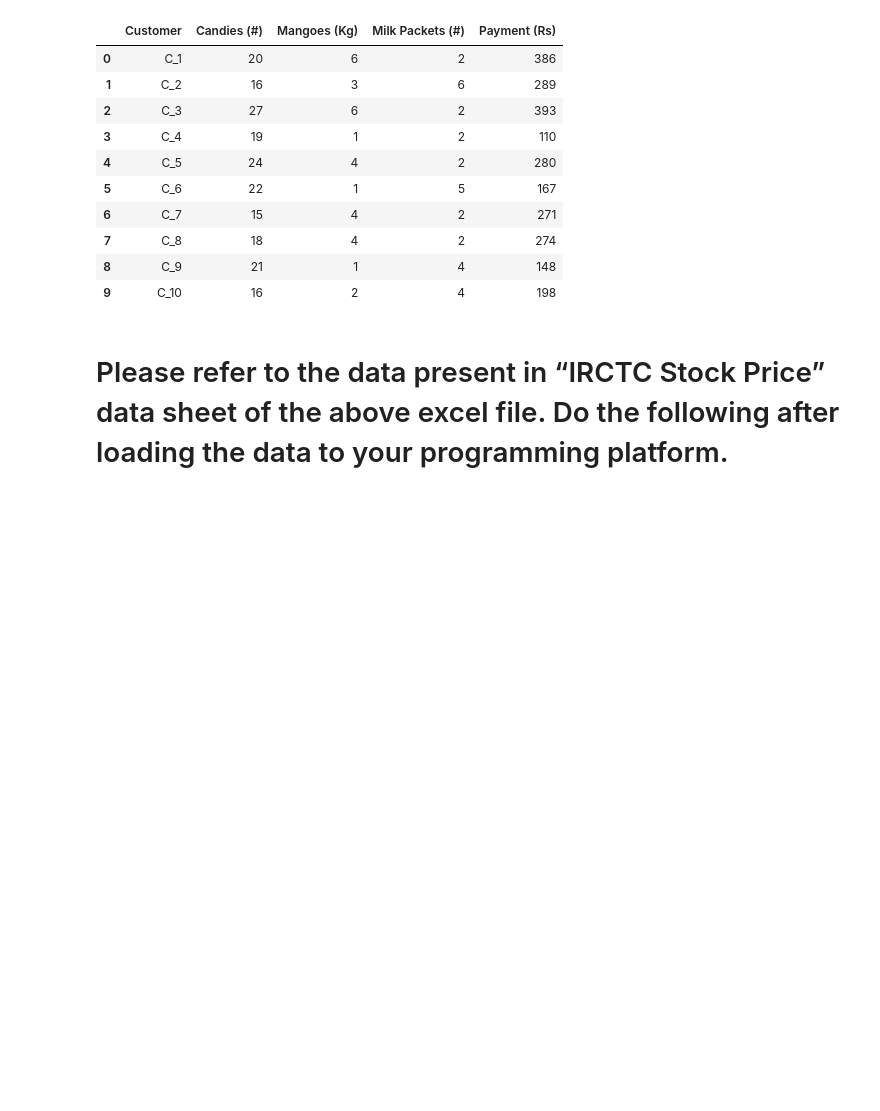
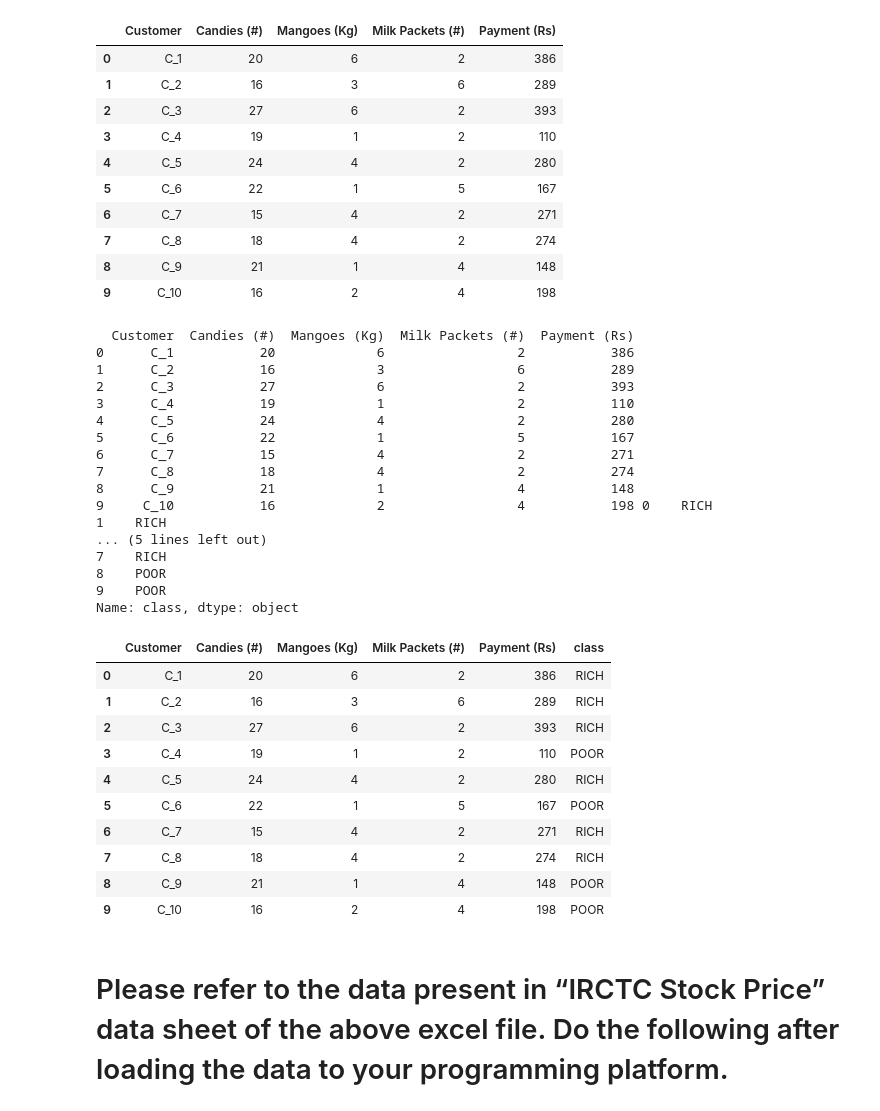
Before and after one commit to yogen-py/ML-Lab, a Jupyter notebook: MLLab01_bl_en_u4cse22168.ipynb, the cells around one changed output. Cells and saved outputs as stored; diff of their text form; code cells hidden in the pictures; blank space fills up the shorter version.

```diff
--- a/MLLab01_bl_en_u4cse22168.ipynb
+++ b/MLLab01_bl_en_u4cse22168.ipynb
@@ -156,6 +158,38 @@ matrix2['class'] = matrix2['Payment (Rs)'].apply(lambda x: 'RICH' if x > 200 els
 # %%
 mat1 = matrix2.drop(['class'], axis=1)
 mat2 = matrix2['class']
+
+print(mat1,mat2)
+matrix2
+# %% [output]
+  Customer  Candies (#)  Mangoes (Kg)  Milk Packets (#)  Payment (Rs)
+0      C_1           20             6                 2           386
+1      C_2           16             3                 6           289
+2      C_3           27             6                 2           393
+3      C_4           19             1                 2           110
+4      C_5           24             4                 2           280
+5      C_6           22             1                 5           167
+6      C_7           15             4                 2           271
+7      C_8           18             4                 2           274
+8      C_9           21             1                 4           148
+9     C_10           16             2                 4           198 0    RICH
+1    RICH
+... (5 lines left out)
+7    RICH
+8    POOR
+9    POOR
+Name: class, dtype: object
+|  | Customer | Candies (#) | Mangoes (Kg) | Milk Packets (#) | Payment (Rs) | class |
+| 0 | C_1 | 20 | 6 | 2 | 386 | RICH |
+| 1 | C_2 | 16 | 3 | 6 | 289 | RICH |
+| 2 | C_3 | 27 | 6 | 2 | 393 | RICH |
+| 3 | C_4 | 19 | 1 | 2 | 110 | POOR |
+| 4 | C_5 | 24 | 4 | 2 | 280 | RICH |
+| 5 | C_6 | 22 | 1 | 5 | 167 | POOR |
+| 6 | C_7 | 15 | 4 | 2 | 271 | RICH |
+| 7 | C_8 | 18 | 4 | 2 | 274 | RICH |
+| 8 | C_9 | 21 | 1 | 4 | 148 | POOR |
+| 9 | C_10 | 16 | 2 | 4 | 198 | POOR |
 # %% [markdown]
 # Please refer to the data present in “IRCTC Stock Price” data sheet of the above excel file. Do the following after loading the data to your programming platform.
 # %%
```
Also changed, not shown: parts of 1 cell of this notebook.
